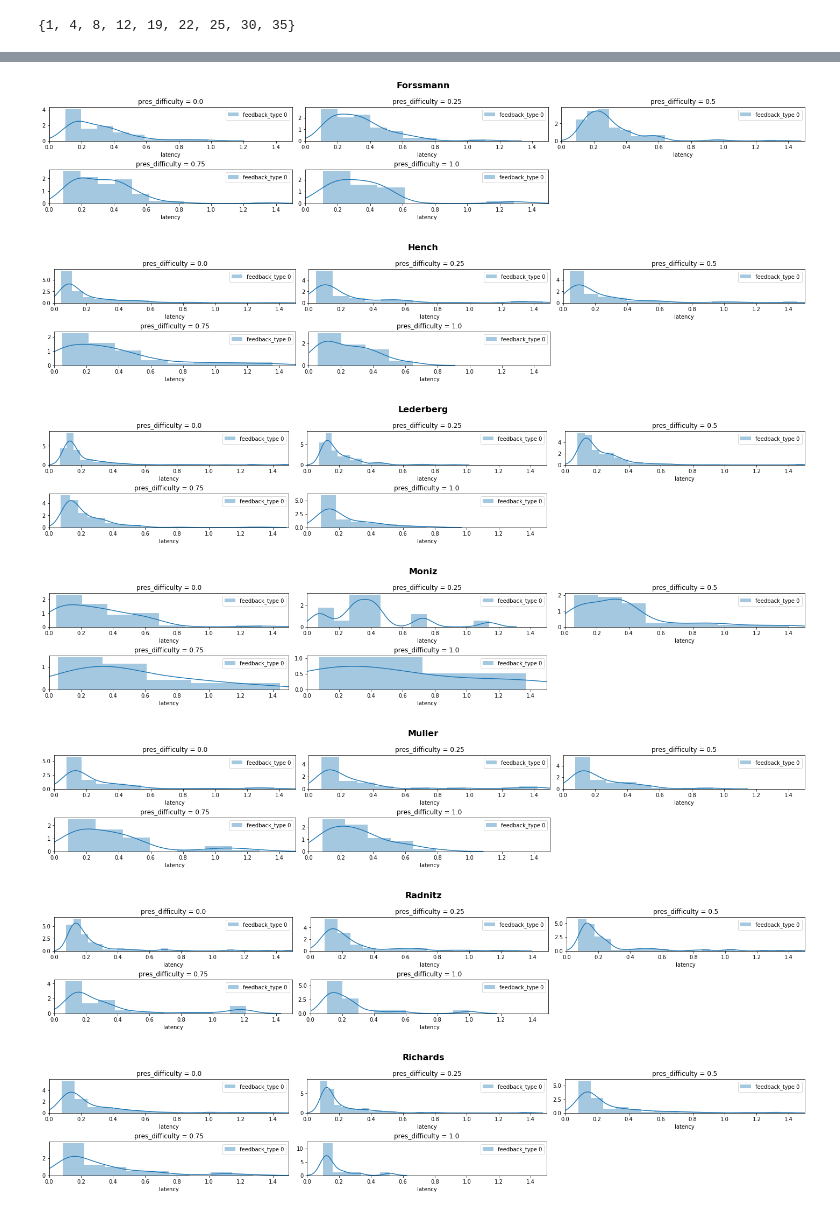
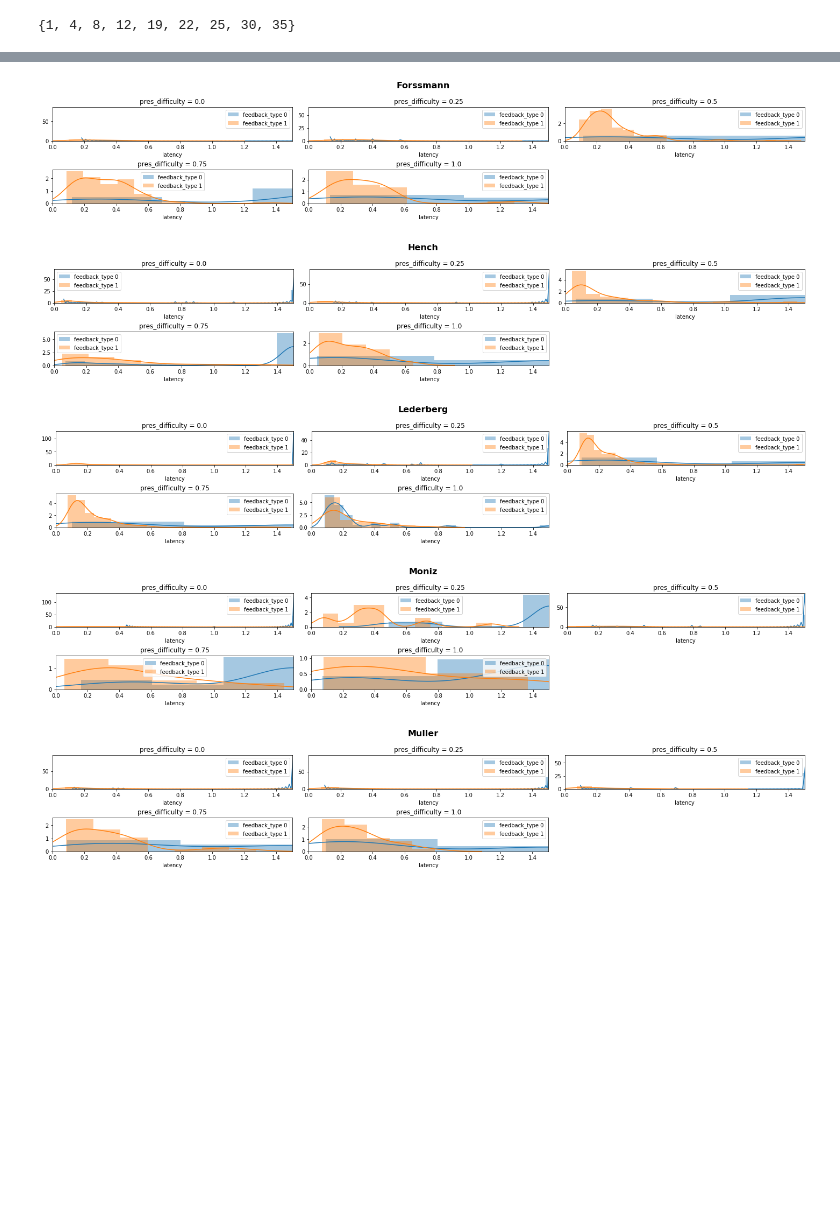
Before and after one commit to jordanlei/neuromatch-project, a Jupyter notebook: histogram_generator.ipynb, the cells around one changed output, grey strips where cells are left out. Cells and saved outputs as stored; diff of their text form; code cells hidden in the pictures; blank space fills up the shorter version.

Commit message:
Cleaned histogram generation notebook

```diff
--- a/histogram_generator.ipynb
+++ b/histogram_generator.ipynb
@@ -60,39 +59,40 @@ See the caveats in the documentation: https://pandas.pydata.org/pandas-docs/stab
 # %%
 import seaborn as sns
 
-def create_histogram(df, measure='latency',feedback_type=1,split_fig=None,split_sub=None,split_plot='feedback_type',remove_nogo=True):
+def create_histogram(df, measure='latency',feedback_type=None,split_fig=None,split_sub=None,split_plot='feedback_type',remove_nogo=True):
+
+    # Check to remove no go
     if remove_nogo:
         df = df[df['trial_type'] != "E"]
-    if feedback_type is -1 or 1:
-        df = df[df['feedback_type'] == feedback_type]
-        if feedback_type == -1:
-            appended_label = "No Reward Trials Only"
-        else:
-            appended_label = "Rewarded Trials Only"
 
-    else:
-        appended_label = "All"
+    # Check to remove feedback types
+    if feedback_type is not None:
+        if feedback_type is -1 or 1:
+            df = df[df['feedback_type'] == feedback_type]
+            if feedback_type == -1:
+                appended_label = "No Reward Trials Only"
+            if feedback_type == 1:
+                appended_label = "Reward Trials Only"
 
+    # Pull out all unique figure distinctions
     if split_fig is not None:
         split_fig_list = sorted(set(df[split_fig]))
     else:
         split_fig_list = ['collapse']
 
+    # Pull out all unique subfigure distinctions
     if split_sub is not None:
         split_sub_list = sorted(set(df[split_sub]))
     else:
         split_sub_list = ['collapse']
 
+    # Pull out all unique subplot distinctions
     if split_plot is not None:
         split_plot_list = sorted(set(df[split_plot]))
     else:
         split_plot_list = ['collapse']
 
-
-    fig_list = []
-    sub_list = []
-    plot_list = []
-
+    # Plot each figure, subfigure, and plot combination
     for fig_ind,fig in enumerate(split_fig_list):
         plt.figure(fig_ind,figsize=(20,5));
         if fig is not 'collapse':
@@ -105,14 +105,13 @@ def create_histogram(df, measure='latency',feedback_type=1,split_fig=None,split_
                 df_sub = df_fig[df_fig[split_sub] == sub]
             else:
                 df_sub = df_fig
-#             sns.distplot(df_sub[measure], label='unseparated',hist_kws=dict(alpha=1),norm_hist = True)
             for plot_ind,plot in enumerate(split_plot_list):
                 if plot is not 'collapse':
                     df_plot = df_sub[df_sub[split_plot]==plot]
                 else:
                     df_plot = df_sub
                 sns.distplot(df_plot[measure], label=split_plot + ' ' + str(plot_ind),norm_hist=True)
-                plt.title(str(split_sub) + ' = ' + str(sub))#'Theiler at 75% Difficulty | Rewarded Trials Only')
+                plt.title(str(split_sub) + ' = ' + str(sub))
             plt.legend()
             plt.xlim([0,1.5])
         plt.suptitle(str(fig),fontweight='bold', fontsize=16)
@@ -120,7 +119,7 @@ def create_histogram(df, measure='latency',feedback_type=1,split_fig=None,split_
         plt.subplots_adjust(top=0.85)
         plt.show()
 # %%
+# Plot latency (with no separations)
 create_histogram(df)
-create_histogram(df,feedback_type=1,split_fig='mouse_name',split_sub='pres_difficulty')
-# create_histogram(df,split_plot='mode')
+create_histogram(df,split_fig='mouse_name',split_sub='pres_difficulty')
 # %% [output]
@@ -129,7 +128,5 @@ create_histogram(df,feedback_type=1,split_fig='mouse_name',split_sub='pres_diffi
-[figure, old version]
+[figure, new version]
-[figure, old version]
+[figure, new version]
-[figure, old version]
+[figure, new version]
-[figure, old version]
+[figure, new version]
-[figure, old version]
+[figure, new version]
-[figure, removed]
-[figure, removed]
```
Also changed, not shown: parts of 12 cells of this notebook.
